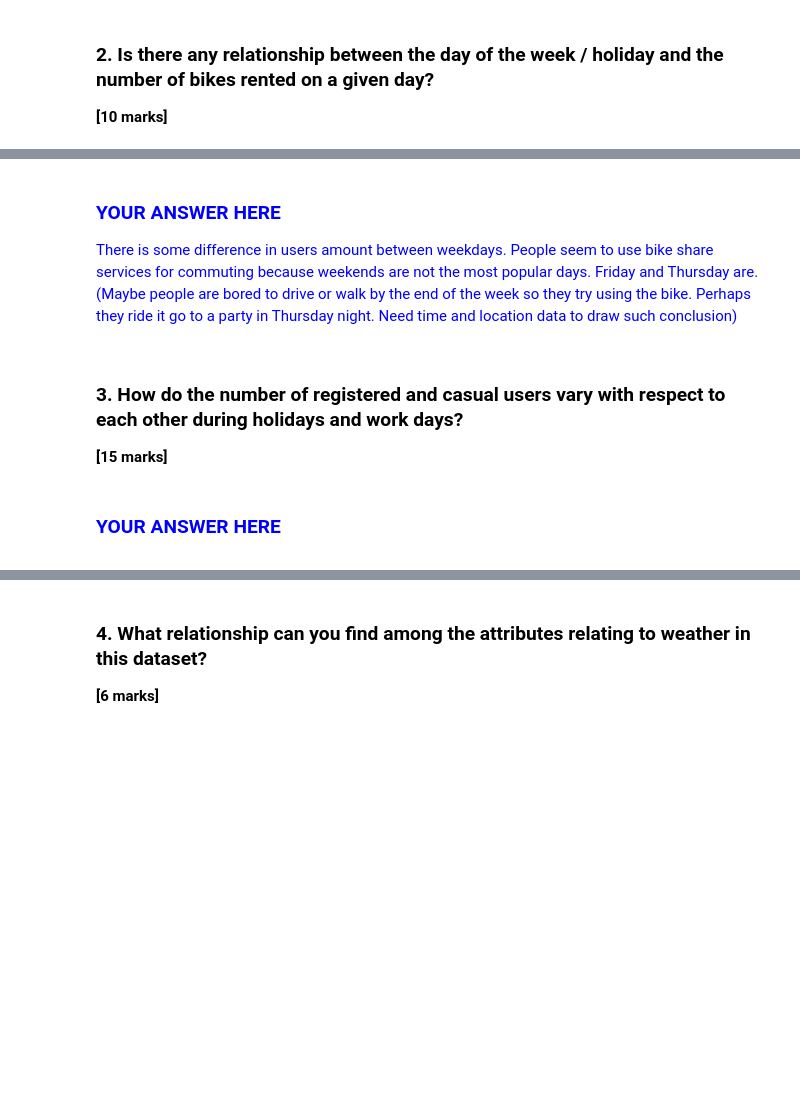
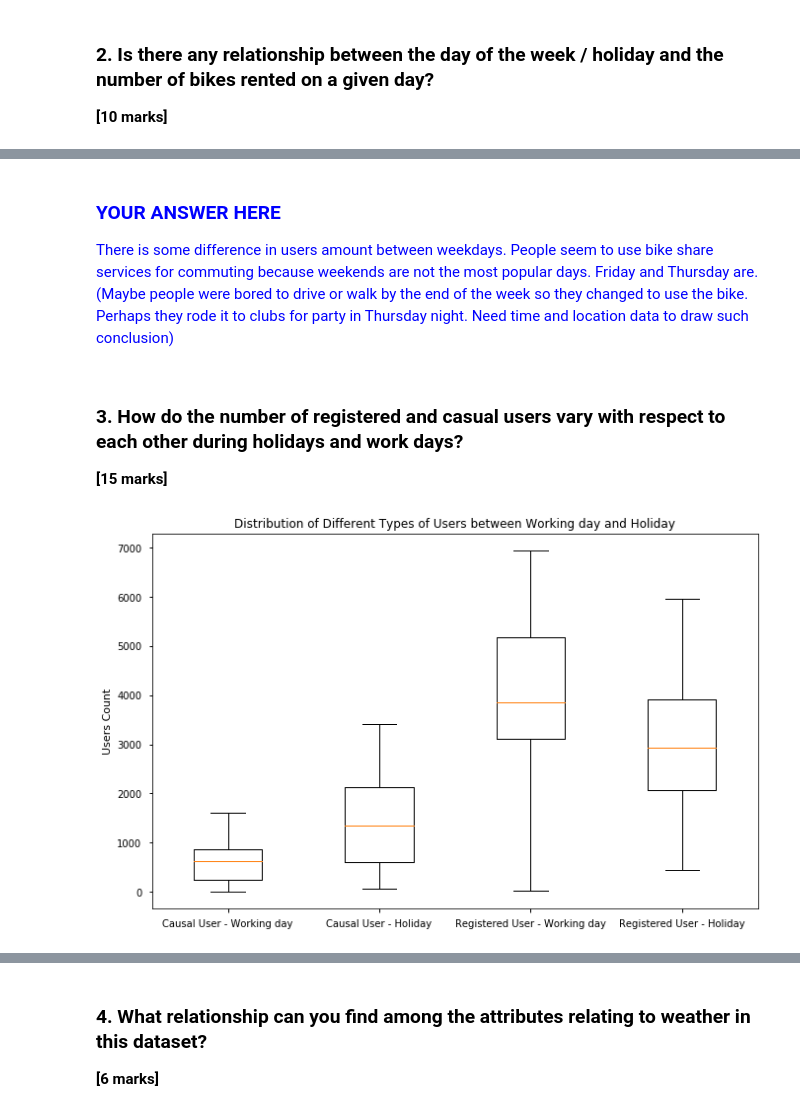
Before and after one commit to DannyFirmin/BikeShare-LinearRegression, a Jupyter notebook: Assignment-1.ipynb, the cells around one changed output, grey strips where cells are left out. Saved outputs shown, nothing was run; the diff lists cells and outputs as text; code cells hidden in the pictures; blank space fills up the shorter version.

```diff
--- a/Assignment-1.ipynb
+++ b/Assignment-1.ipynb
@@ -301,7 +304,7 @@ print("Least popluar Weekday:", weekday_min, "which is", calendar.day_name[weekd
 <span style="color:blue">
 
 ### YOUR ANSWER HERE
-There is some difference in users amount between weekdays. People seem to use bike share services for commuting because weekends are not the most popular days. Friday and Thursday are. (Maybe people are bored to drive or walk by the end of the week so they try using the bike. Perhaps they ride it go to a party in Thursday night. Need time and location data to draw such conclusion)
+There is some difference in users amount between weekdays. People seem to use bike share services for commuting because weekends are not the most popular days. Friday and Thursday are. (Maybe people were bored to drive or walk by the end of the week so they changed to use the bike. Perhaps they rode it to clubs for party in Thursday night. Need time and location data to draw such conclusion)
 
 </span>
 # %% [markdown]
@@ -315,7 +313,18 @@ There is some difference in users amount between weekdays. People seem to use bi
-# %% [markdown]
-<span style="color:blue">
-
-### YOUR ANSWER HERE
-
-
-</span>
+# %%
+# YOUR CODE HERE
+fig = plt.figure(figsize=(11,7))
+df_causl_workday = df_bikes[df_bikes['Working Day']== 1]['Casual User']
+df_causl_holiday = df_bikes[df_bikes['Working Day']== 0]['Casual User']
+
+df_regist_workday = df_bikes[df_bikes['Working Day']== 1]['Registered User']
+df_regist_holiday = df_bikes[df_bikes['Working Day']== 0]['Registered User']
+
+ax = fig.add_subplot(111)
+ax.boxplot([df_causl_workday,df_causl_holiday,df_regist_workday,df_regist_holiday],
+            labels=['Causal User - Working day','Causal User - Holiday','Registered User - Working day','Registered User - Holiday'])
+ax.set_title('Distribution of Different Types of Users between Working day and Holiday')
+ax.set_ylabel('Users Count')
+plt.show()
+# (ADD ANY ADDITIONAL CELLS AS REQUIRED)
+# %% [output]
+[figure, added]
```
Also changed, not shown: parts of 16 cells of this notebook.
